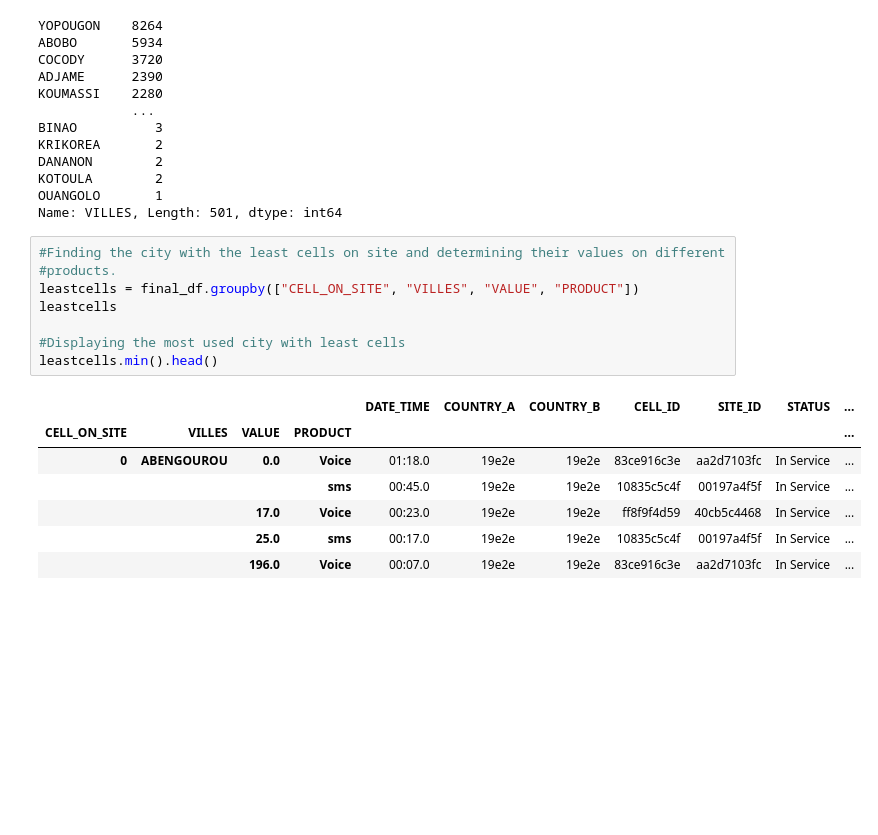
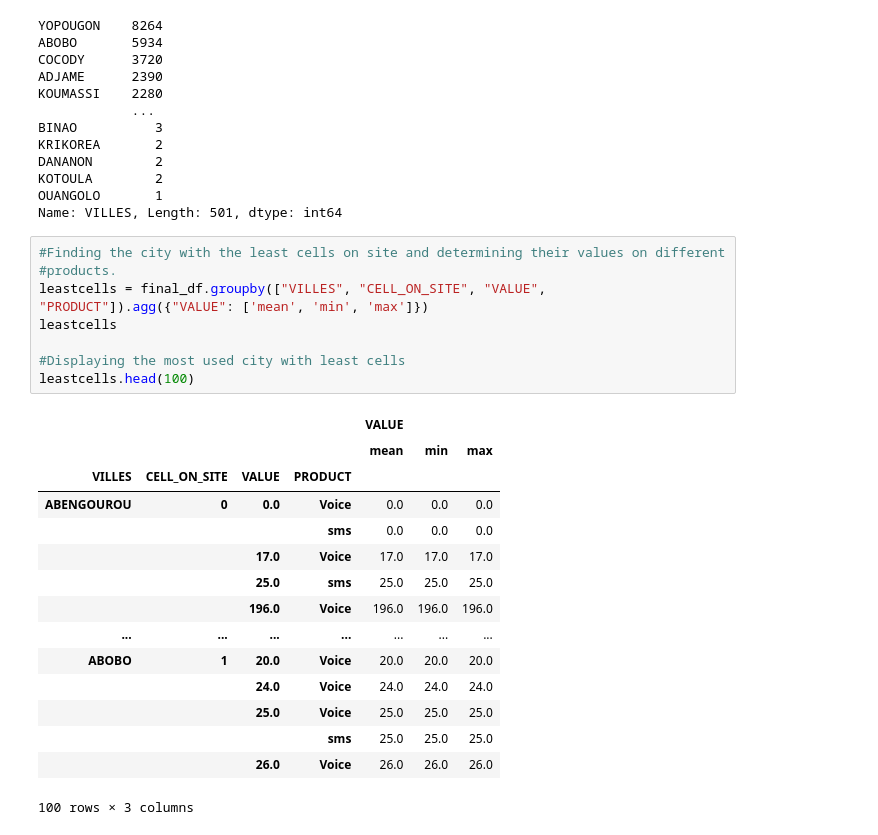
Before and after one commit to veronica1013/project_dsp, a Jupyter notebook: week_3_project/cote_divoire_telcom.ipynb, the cells around one changed output. Cells and saved outputs as stored; diff of their text form; blank space fills up the shorter version.

Commit message:
The city with the most used product

```diff
--- a/week_3_project/cote_divoire_telcom.ipynb
+++ b/week_3_project/cote_divoire_telcom.ipynb
@@ -332,16 +332,24 @@ OUANGOLO       1
 Name: VILLES, Length: 501, dtype: int64
 # %%
 #Finding the city with the least cells on site and determining their values on different #products.
-leastcells = final_df.groupby(["CELL_ON_SITE", "VILLES", "VALUE", "PRODUCT"])
+leastcells = final_df.groupby(["VILLES", "CELL_ON_SITE", "VALUE", "PRODUCT"]).agg({"VALUE": ['mean', 'min', 'max']})
 leastcells
 
 #Displaying the most used city with least cells
-leastcells.min().head()
+leastcells.head(100)
 # %% [output]
-|  |  |  |  | DATE_TIME | COUNTRY_A | COUNTRY_B | CELL_ID | SITE_ID | STATUS | ... |
-| CELL_ON_SITE | VILLES | VALUE | PRODUCT |  |  |  |  |  |  | ... |
-| 0 | ABENGOUROU | 0.0 | Voice | 01:18.0 | 19e2e | 19e2e | 83ce916c3e | aa2d7103fc | In Service | ... |
-|  |  |  | sms | 00:45.0 | 19e2e | 19e2e | 10835c5c4f | 00197a4f5f | In Service | ... |
-|  |  | 17.0 | Voice | 00:23.0 | 19e2e | 19e2e | ff8f9f4d59 | 40cb5c4468 | In Service | ... |
-|  |  | 25.0 | sms | 00:17.0 | 19e2e | 19e2e | 10835c5c4f | 00197a4f5f | In Service | ... |
-|  |  | 196.0 | Voice | 00:07.0 | 19e2e | 19e2e | 83ce916c3e | aa2d7103fc | In Service | ... |
+|  |  |  |  | VALUE |  |  |
+|  |  |  |  | mean | min | max |
+| VILLES | CELL_ON_SITE | VALUE | PRODUCT |  |  |  |
+| ABENGOUROU | 0 | 0.0 | Voice | 0.0 | 0.0 | 0.0 |
+|  |  |  | sms | 0.0 | 0.0 | 0.0 |
+|  |  | 17.0 | Voice | 17.0 | 17.0 | 17.0 |
+|  |  | 25.0 | sms | 25.0 | 25.0 | 25.0 |
+|  |  | 196.0 | Voice | 196.0 | 196.0 | 196.0 |
+| ... | ... | ... | ... | ... | ... | ... |
+| ABOBO | 1 | 20.0 | Voice | 20.0 | 20.0 | 20.0 |
+|  |  | 24.0 | Voice | 24.0 | 24.0 | 24.0 |
+|  |  | 25.0 | Voice | 25.0 | 25.0 | 25.0 |
+|  |  |  | sms | 25.0 | 25.0 | 25.0 |
+|  |  | 26.0 | Voice | 26.0 | 26.0 | 26.0 |
+100 rows × 3 columns
```
Also changed, not shown: parts of 1 cell of this notebook.
